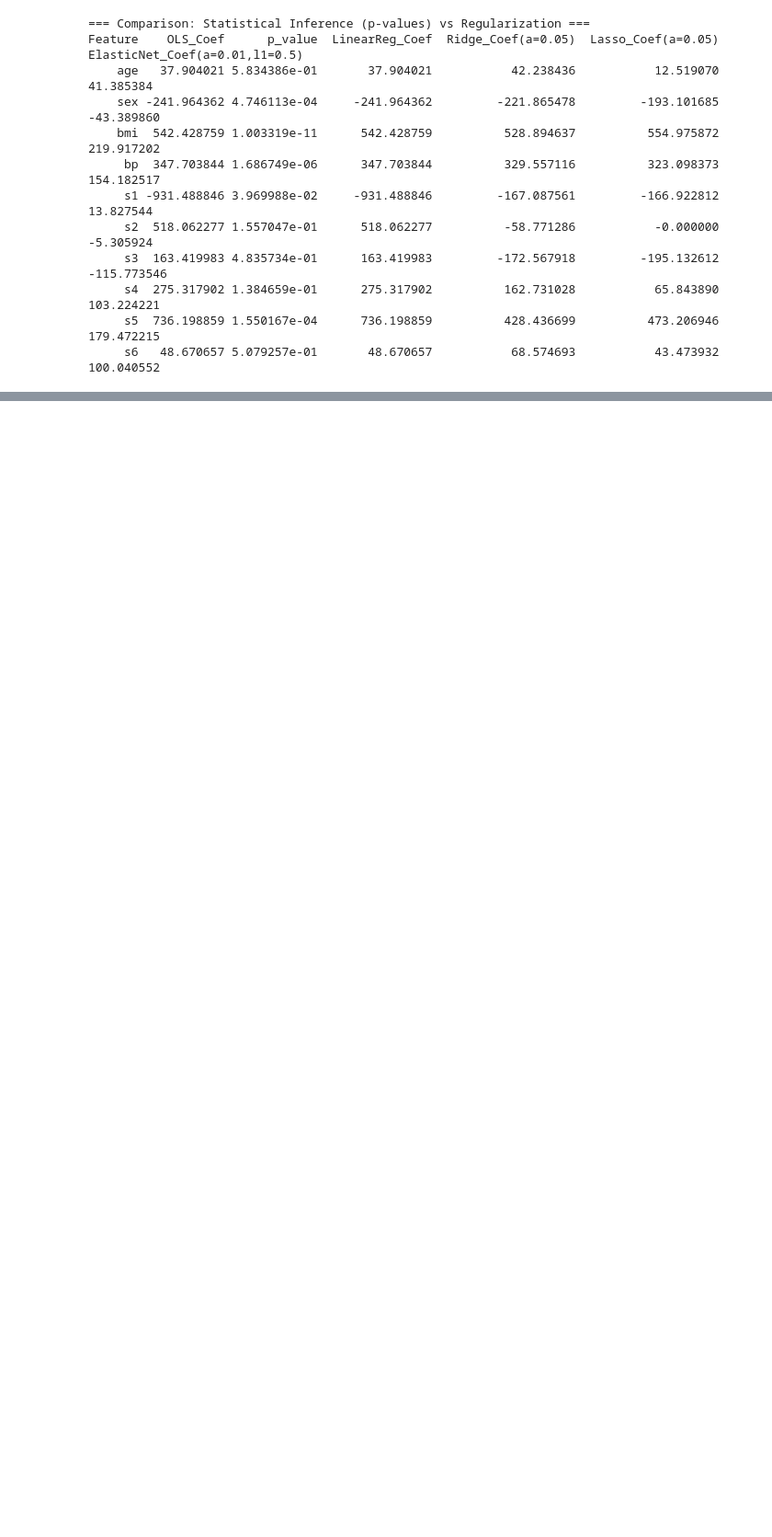
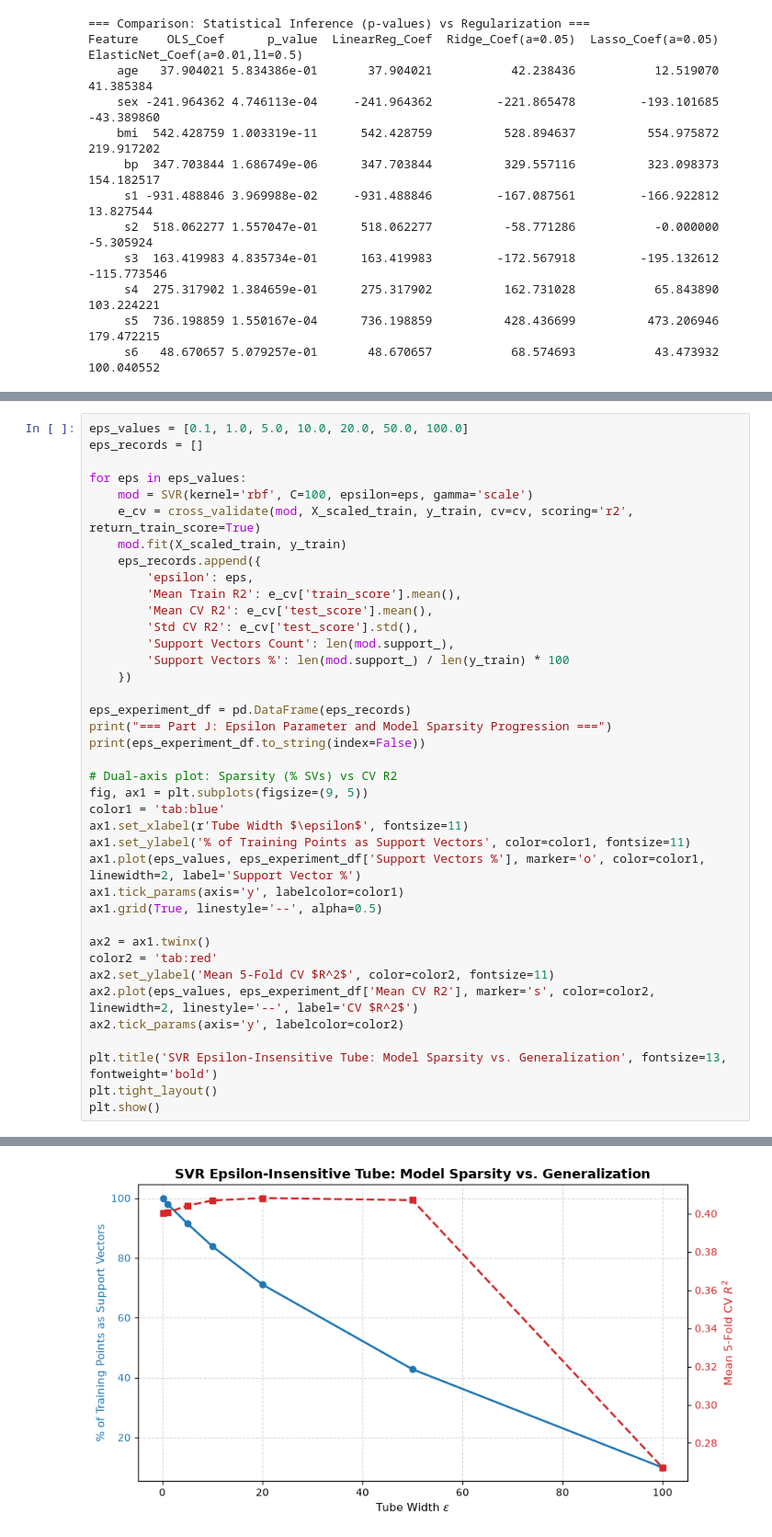
Before and after one commit to abed-dvp/diabetes-model-tuning, a Jupyter notebook: notebook.ipynb, the cells around one changed output, grey strips where cells are left out. Shown at 92% size. Saved outputs shown, nothing was run; the diff lists cells and outputs as text; blank space fills up the shorter version.

```diff
--- a/notebook.ipynb
+++ b/notebook.ipynb
@@ -1558,0 +2046,40 @@ print("=== Step 4 Verification Complete: All Empirical Checks Passed ===")
+# %%
+eps_values = [0.1, 1.0, 5.0, 10.0, 20.0, 50.0, 100.0]
+eps_records = []
+
+for eps in eps_values:
+    mod = SVR(kernel='rbf', C=100, epsilon=eps, gamma='scale')
+    e_cv = cross_validate(mod, X_scaled_train, y_train, cv=cv, scoring='r2', return_train_score=True)
+    mod.fit(X_scaled_train, y_train)
+    eps_records.append({
+        'epsilon': eps,
+        'Mean Train R2': e_cv['train_score'].mean(),
+        'Mean CV R2': e_cv['test_score'].mean(),
+        'Std CV R2': e_cv['test_score'].std(),
+        'Support Vectors Count': len(mod.support_),
+        'Support Vectors %': len(mod.support_) / len(y_train) * 100
+    })
+
+eps_experiment_df = pd.DataFrame(eps_records)
+print("=== Part J: Epsilon Parameter and Model Sparsity Progression ===")
+print(eps_experiment_df.to_string(index=False))
+
+# Dual-axis plot: Sparsity (% SVs) vs CV R2
+fig, ax1 = plt.subplots(figsize=(9, 5))
+color1 = 'tab:blue'
+ax1.set_xlabel(r'Tube Width $\epsilon$', fontsize=11)
+ax1.set_ylabel('% of Training Points as Support Vectors', color=color1, fontsize=11)
+ax1.plot(eps_values, eps_experiment_df['Support Vectors %'], marker='o', color=color1, linewidth=2, label='Support Vector %')
+ax1.tick_params(axis='y', labelcolor=color1)
+ax1.grid(True, linestyle='--', alpha=0.5)
+
+ax2 = ax1.twinx()
+color2 = 'tab:red'
+ax2.set_ylabel('Mean 5-Fold CV $R^2$', color=color2, fontsize=11)
+ax2.plot(eps_values, eps_experiment_df['Mean CV R2'], marker='s', color=color2, linewidth=2, linestyle='--', label='CV $R^2$')
+ax2.tick_params(axis='y', labelcolor=color2)
+
+plt.title('SVR Epsilon-Insensitive Tube: Model Sparsity vs. Generalization', fontsize=13, fontweight='bold')
+plt.tight_layout()
+plt.show()
+# %% [output]
@@ -1558,0 +2095 @@ print("=== Step 4 Verification Complete: All Empirical Checks Passed ===")
+[figure, added]
```
Also changed, not shown: parts of 30 cells of this notebook, 1 other file.
